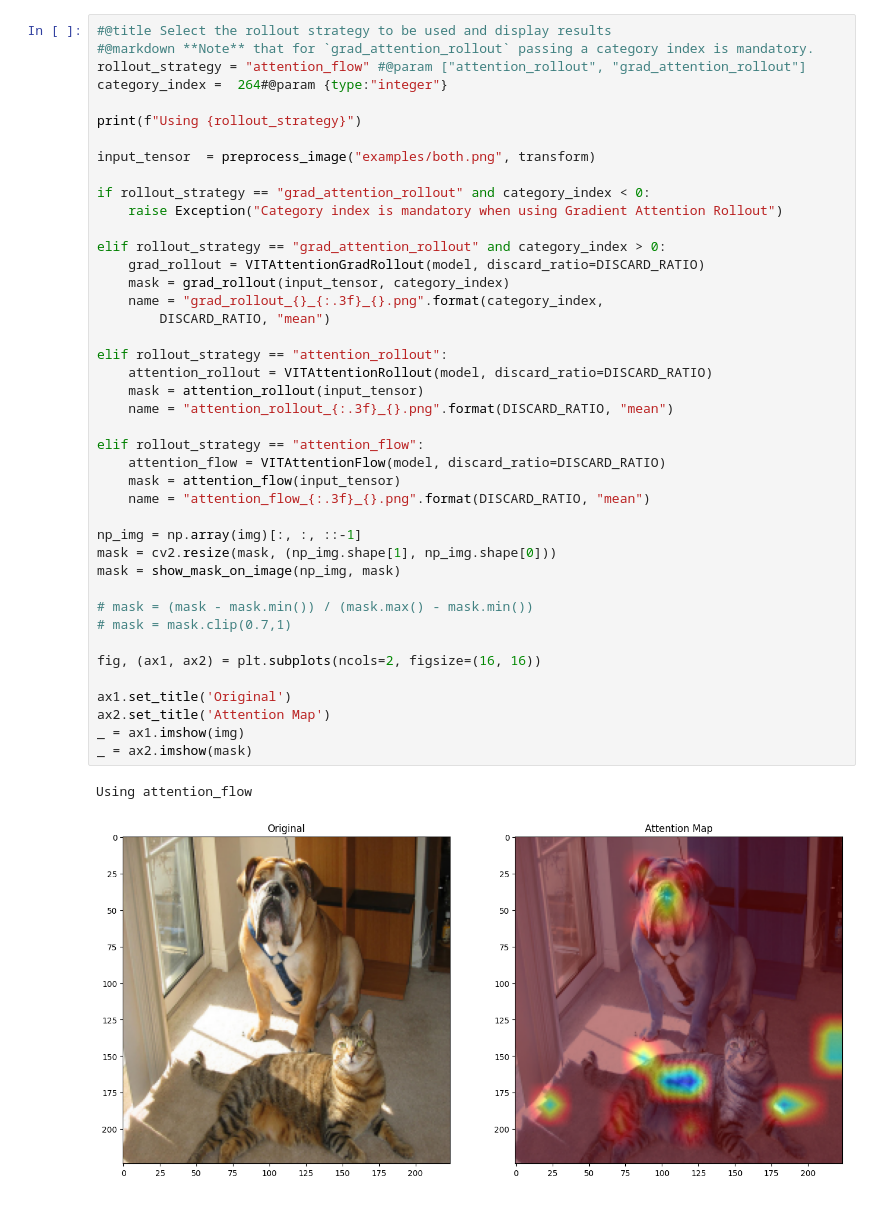
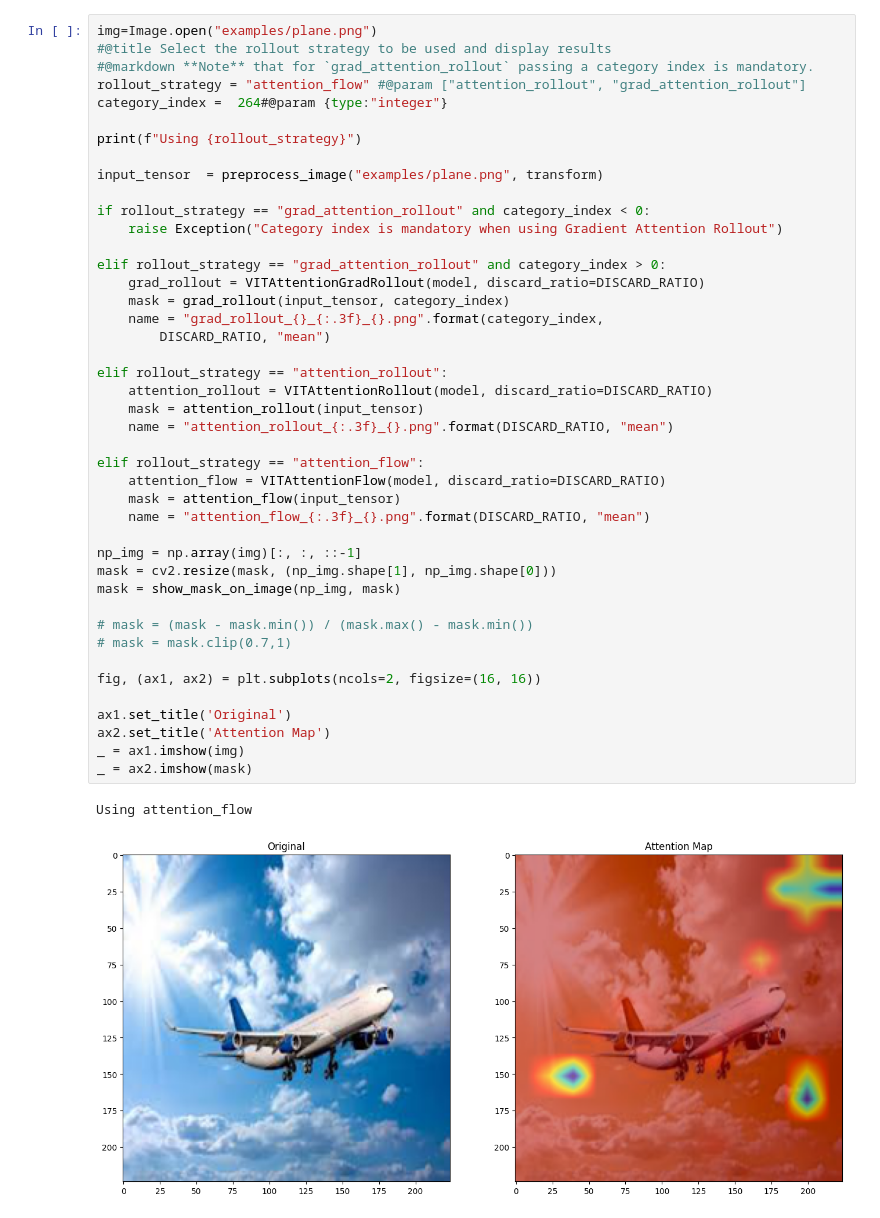
Before and after one commit to momoth12/Project-Explainability-for-Vision-Transformers, a Jupyter notebook: attention_flow_attack.ipynb, the cells around one changed output. Cells and saved outputs as stored; diff of their text form.

```diff
--- a/attention_flow_attack.ipynb
+++ b/attention_flow_attack.ipynb
@@ -91,4 +114,5 @@ _ = ax2.imshow(mask)
 # %%
+img=Image.open("examples/plane.png")
 #@title Select the rollout strategy to be used and display results
 #@markdown **Note** that for `grad_attention_rollout` passing a category index is mandatory.
 rollout_strategy = "attention_flow" #@param ["attention_rollout", "grad_attention_rollout"]
@@ -96,7 +120,7 @@ category_index =  264#@param {type:"integer"}
 
 print(f"Using {rollout_strategy}")
 
-input_tensor  = preprocess_image("examples/both.png", transform)
+input_tensor  = preprocess_image("examples/plane.png", transform)
 
 if rollout_strategy == "grad_attention_rollout" and category_index < 0:
     raise Exception("Category index is mandatory when using Gradient Attention Rollout")
@@ -105,33 +129,33 @@ elif rollout_strategy == "grad_attention_rollout" and category_index > 0:
     grad_rollout = VITAttentionGradRollout(model, discard_ratio=DISCARD_RATIO)
     mask = grad_rollout(input_tensor, category_index)
     name = "grad_rollout_{}_{:.3f}_{}.png".format(category_index,
         DISCARD_RATIO, "mean")
 
 elif rollout_strategy == "attention_rollout":
     attention_rollout = VITAttentionRollout(model, discard_ratio=DISCARD_RATIO)
     mask = attention_rollout(input_tensor)
     name = "attention_rollout_{:.3f}_{}.png".format(DISCARD_RATIO, "mean")
 
 elif rollout_strategy == "attention_flow":
     attention_flow = VITAttentionFlow(model, discard_ratio=DISCARD_RATIO)
     mask = attention_flow(input_tensor)
     name = "attention_flow_{:.3f}_{}.png".format(DISCARD_RATIO, "mean")
 
 np_img = np.array(img)[:, :, ::-1]
 mask = cv2.resize(mask, (np_img.shape[1], np_img.shape[0]))
 mask = show_mask_on_image(np_img, mask)
 
 # mask = (mask - mask.min()) / (mask.max() - mask.min())
 # mask = mask.clip(0.7,1)
 
 fig, (ax1, ax2) = plt.subplots(ncols=2, figsize=(16, 16))
 
 ax1.set_title('Original')
 ax2.set_title('Attention Map')
 _ = ax1.imshow(img)
 _ = ax2.imshow(mask)
 # %% [output]
 Using attention_flow
-[figure, old version]
+[figure, new version]
 # %% [markdown]
 ## Attacks on the model
```
Also changed, not shown: parts of 20 cells of this notebook, 2 other files.
